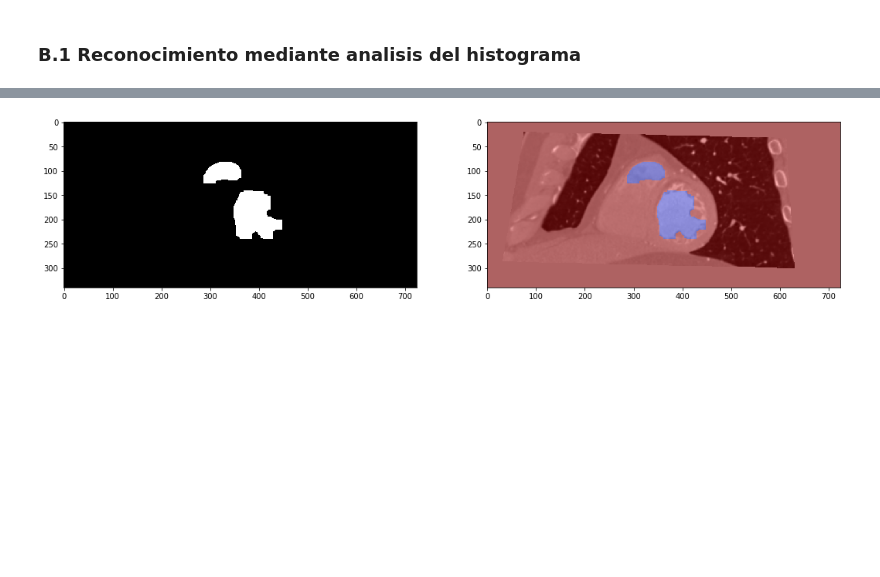
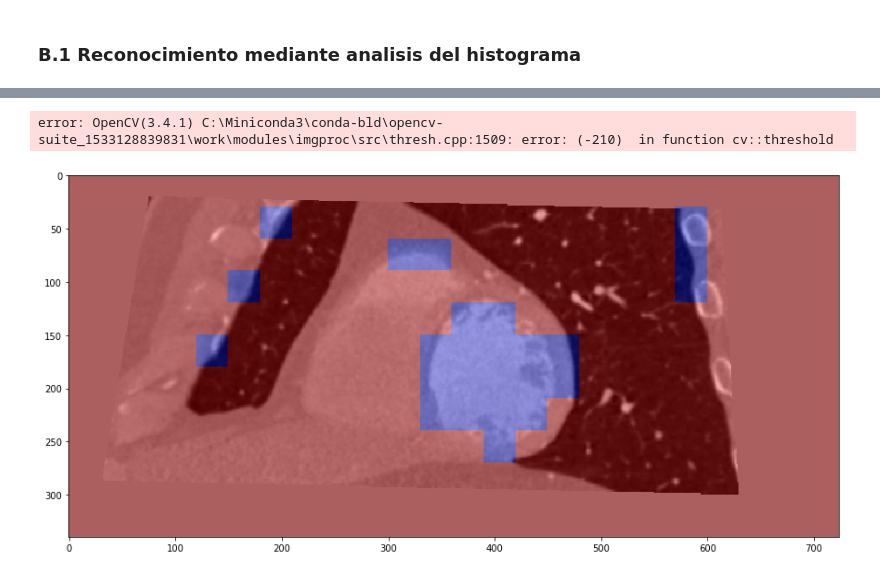
Before and after one commit to sjukdom/reconocimiento-de-patrones, a Jupyter notebook: Practica 3/Practica_3.ipynb, the cells around one changed output, grey strips where cells are left out. Cells and saved outputs as stored; diff of their text form; code cells hidden in the pictures; blank space fills up the shorter version.

```diff
--- a/Practica 3/Practica_3.ipynb
+++ b/Practica 3/Practica_3.ipynb
@@ -200,0 +219,10 @@ im_thresh = cv2.morphologyEx(im_thresh, cv2.MORPH_OPEN, np.ones((18,18), np.uint
+# %%
+# Calcular el histograma en el parche definido
+hist_mask1 = cv2.calcHist([imgs[0]], None, mask1, [256], [0,255])
+hist_mask2 = cv2.calcHist([imgs[0]], None, mask2, [256], [0,255])
+hist_mask3 = cv2.calcHist([imgs[0]], None, mask3, [256], [0,255])
+# %%
+# Calcular el histograma promedio
+hist_avg = np.zeros((256,1))
+
+hist_avg = (hist_mask1 + hist_mask2 + hist_mask3)/3
@@ -200,0 +256,25 @@ im_thresh = cv2.morphologyEx(im_thresh, cv2.MORPH_OPEN, np.ones((18,18), np.uint
+# %%
+# Barrido del parche sobre la imagen
+
+x1, y1 = 0, 0
+x2, y2 = 0, 0
+local_hists = []                           # Histogramas locales
+err_dist = np.full(imgs[0].shape, 850000)  # Distancias entre histogramas
+err_mask = np.zeros(imgs[0].shape)         # Imagen binaria (regiones con menor distancias)
+
+for i in range(0, 340-30, 30):
+    for j in range(0, 724-30, 30):
+        # Determinar las coordenadas de 2 vertices de la region
+        # para obtener una mascara, se usara para calcular el
+        # histograma en la region de interes
+        x1, y1 = j, i
+        x2, y2 = x1+30, y1+30
+        # Creacion de la mascara con el parche
+        mask = np.pad(patch, ((y1, 340-y2), (x1, 724-x2)), 'constant')
+        local_hist = cv2.calcHist([imgs[0]], None, mask, [256], [0,255])
+        local_hists.append(local_hist)
+        # Calculo de la distancia entre histogramas (promedio y local)
+        hdistance = chi_square(hist_avg, local_hist)
+        err_dist[y1:y2, x1:x2] = hdistance
+        if hdistance < 50000:
+            err_mask[y1:y2, x1:x2] = 1
@@ -201,9 +289,10 @@ im_thresh = cv2.morphologyEx(im_thresh, cv2.MORPH_OPEN, np.ones((18,18), np.uint
+# %%
+ret, err_mask = cv2.threshold(err_dist,40000,50000,cv2.THRESH_BINARY)
+# %% [output]
+error: OpenCV(3.4.1) C:\Miniconda3\conda-bld\opencv-suite_1533128839831\work\modules\imgproc\src\thresh.cpp:1509: error: (-210)  in function cv::threshold
 # %%
-plt.figure(figsize=(18,10))
-plt.subplot(121)
-plt.imshow(im_thresh, cmap='gray')
-plt.subplot(122)
-plt.imshow(color.label2rgb(im_thresh, image=imgs[7]))
+plt.figure(figsize=(15, 10))
+plt.imshow(color.label2rgb(err_mask, image=imgs[0]))
 plt.show()
 # %% [output]
-[figure, old version]
+[figure, new version]
```
Also changed, not shown: parts of 10 cells of this notebook.
